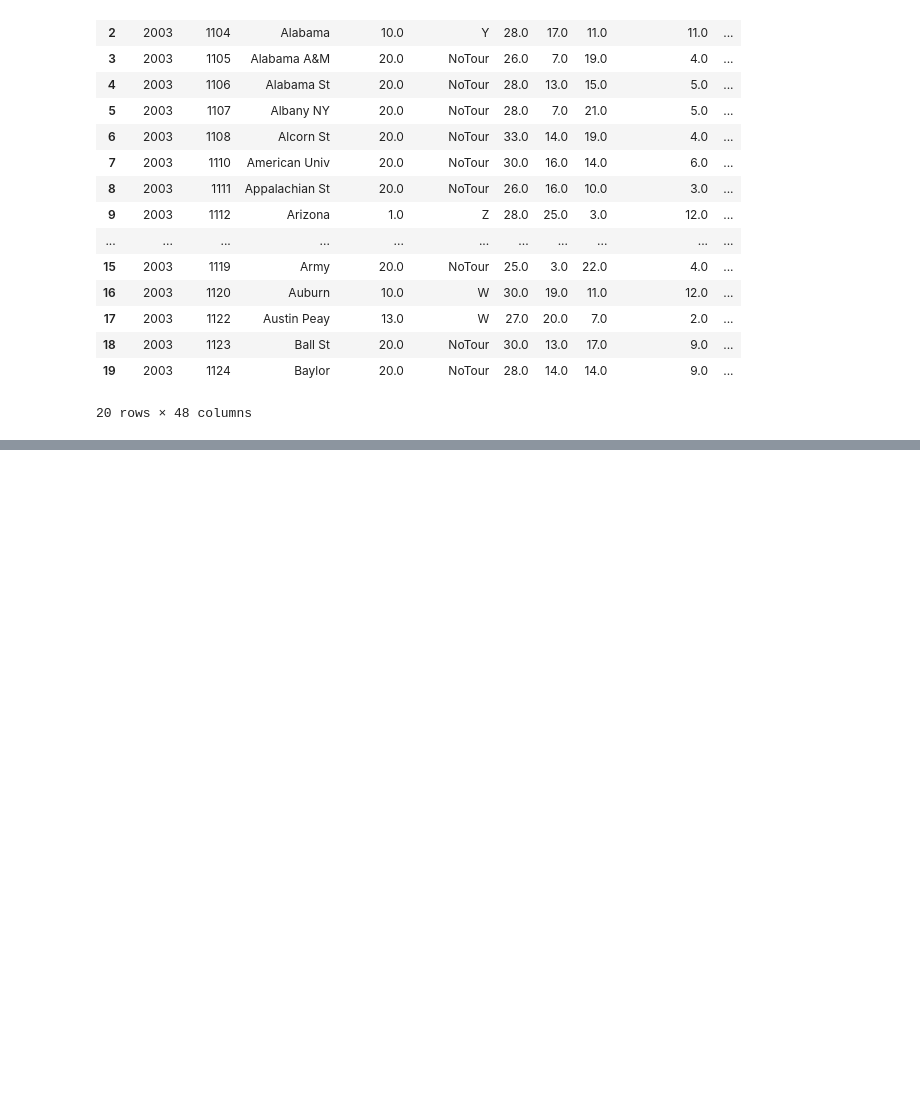
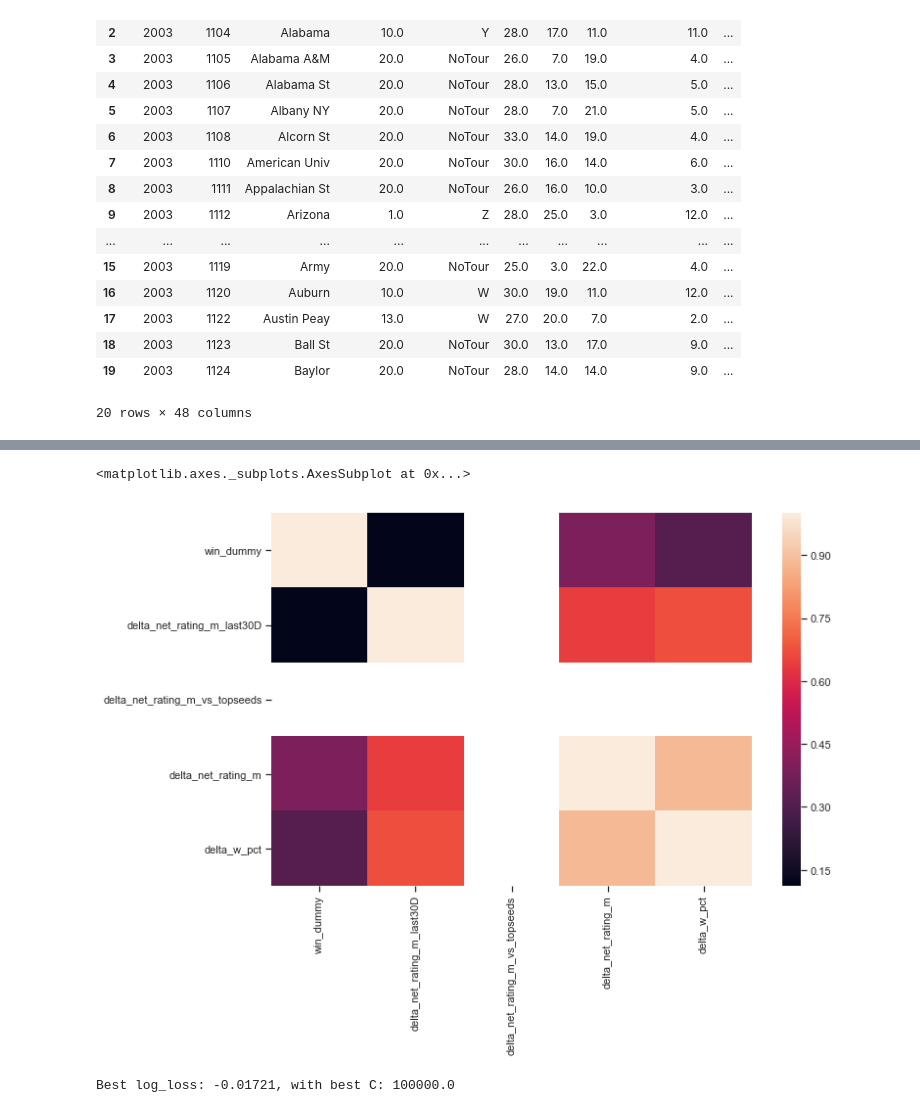
Before and after one commit to mjmcfalls/udacity-machine-learning, a Jupyter notebook: projects/capstone/Capstone-Notebook.ipynb, the cells around one changed output, grey strips where cells are left out. Cells and saved outputs as stored; diff of their text form; code cells hidden in the pictures; blank space fills up the shorter version.

```diff
--- a/projects/capstone/Capstone-Notebook.ipynb
+++ b/projects/capstone/Capstone-Notebook.ipynb
@@ -6,7 +6,7 @@ import seaborn as sns
 import re
 # %%
 dataPath = 'mens-machine-learning-competition-2019\\'
-df_detailedResults = pd.read_csv(dataPath + "NCAATourneyDetailedResults.csv")
+df_tourneyDetailedResults = pd.read_csv(dataPath + "NCAATourneyDetailedResults.csv")
 df_teams = pd.read_csv( dataPath + "Teams.csv")
 df_regularSeason = pd.read_csv(dataPath + "RegularSeasonDetailedResults.csv")
 df_seeds = pd.read_csv(dataPath + "NCAATourneySeeds.csv")
@@ -363,0 +460,15 @@ df_agg_stats.head(20)
+# %%
+df_tourn_cl_gr = df_tourn_cleaned[(df_tourn_cleaned['Season'].isin([2015, 2016, 2017, 2018]))].reindex()
+
+df_tourn_cl_gr = df_tourn_cl_gr.loc[:,['win_dummy',
+                                       'delta_net_rating_m_last30D',
+                                       'delta_net_rating_m_vs_topseeds',
+                                       'delta_net_rating_m',
+                                       'delta_w_pct',]].fillna(0)
+
+corr = df_tourn_cl_gr.corr()
+fig, ax = plt.subplots(figsize=(11, 7))
+sns.heatmap(corr, ax = ax)
+# %% [output]
+<matplotlib.axes._subplots.AxesSubplot at 0x...>
+[figure, added]
@@ -363,0 +488,8 @@ df_agg_stats.head(20)
+# %%
+logReg = LogisticRegression()
+params = {'C': np.logspace(start=-5, stop=5, num=10)}
+clf = GridSearchCV(logReg, params, scoring='neg_log_loss', refit=True)
+clf.fit(xTrain, yTrain)
+print('Best log_loss: {:.4}, with best C: {}'.format(clf.best_score_, clf.best_params_['C']))
+# %% [output]
+Best log_loss: -0.01721, with best C: 100000.0
```
Also changed, not shown: parts of 20 cells of this notebook.
